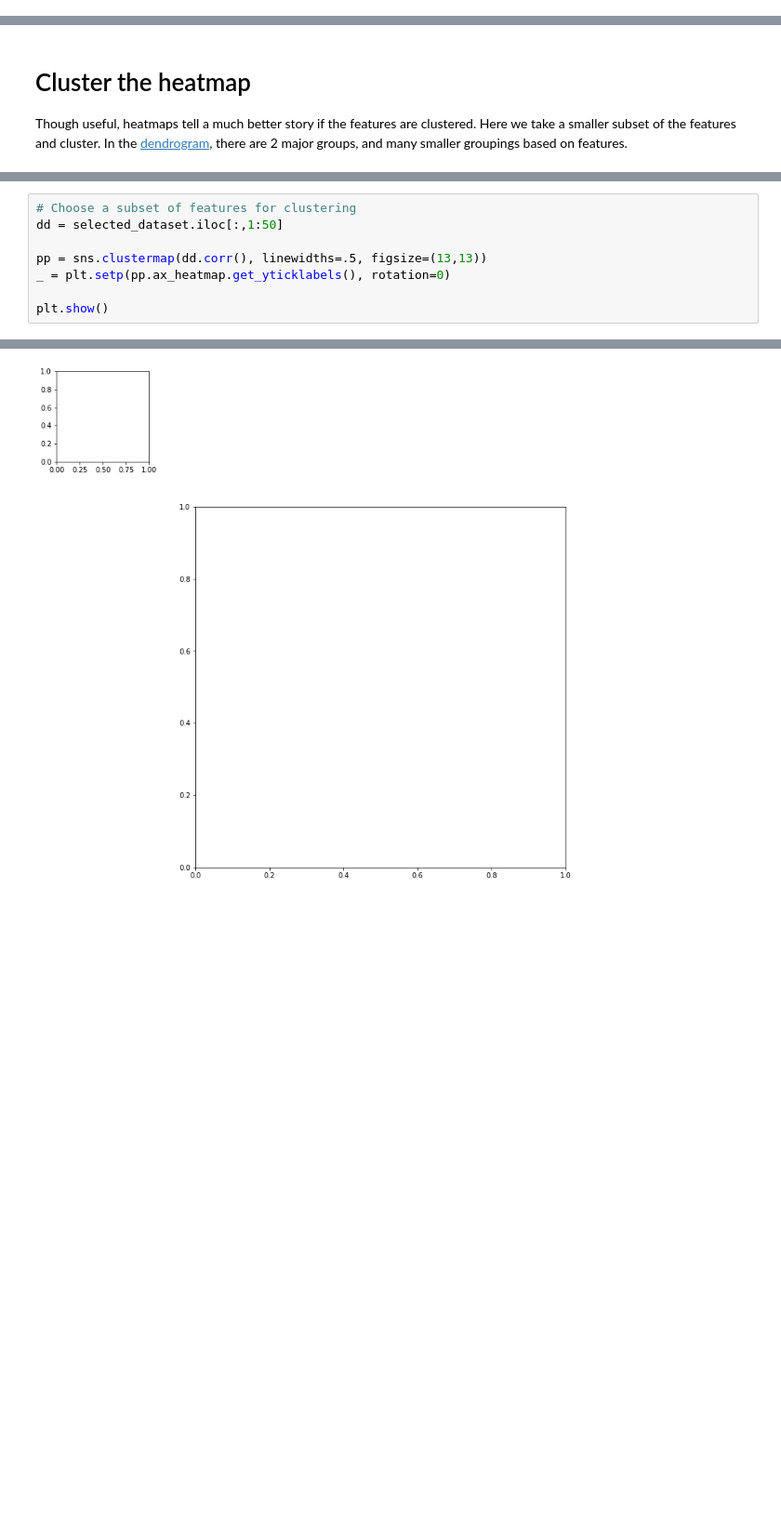
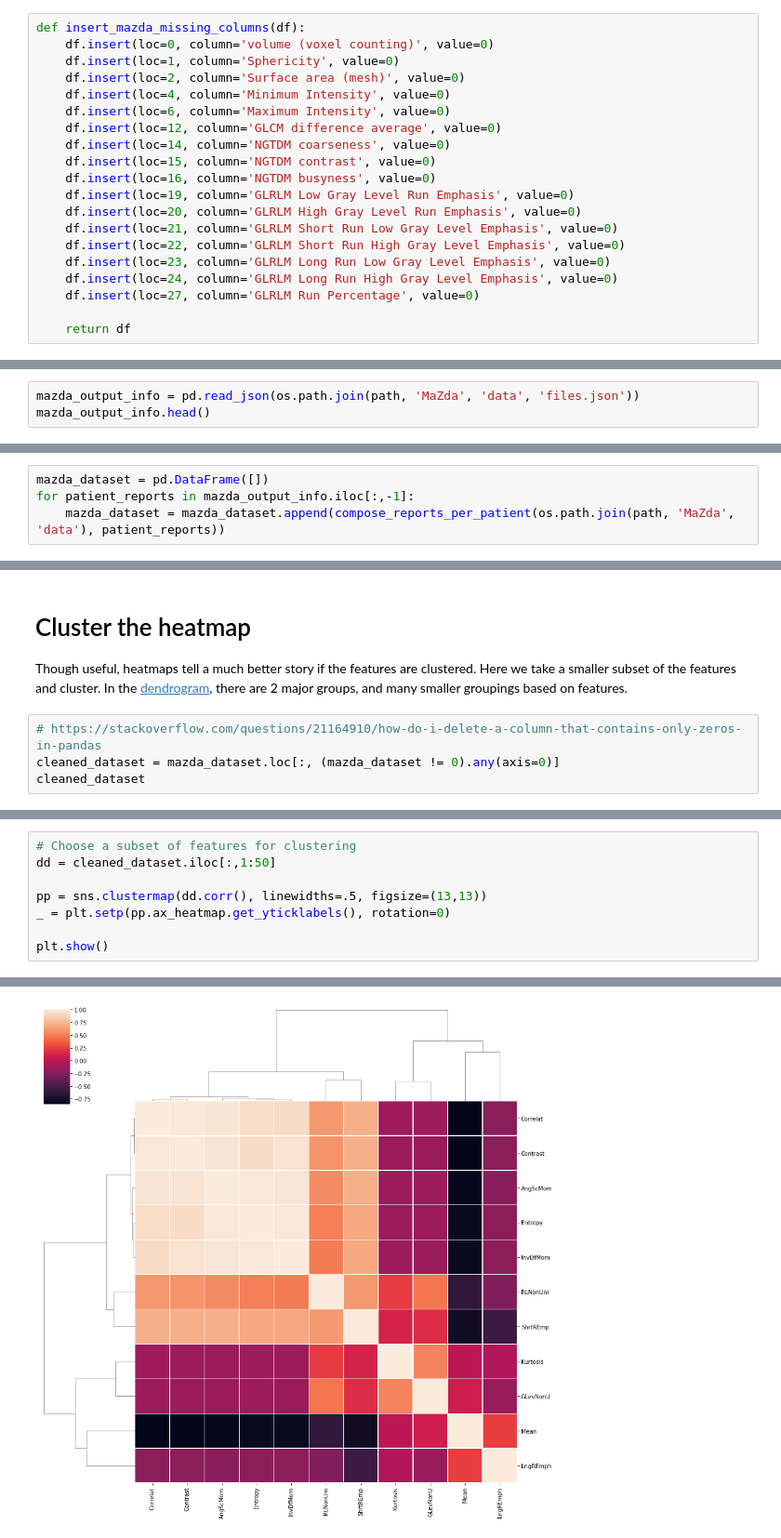
Before and after one commit to manos-mark/radiomics-features-extraction, a Jupyter notebook: MaZda/notebooks/feature visualization.ipynb, the cells around one changed output, grey strips where cells are left out. Shown at 93% size. Cells and saved outputs as stored; diff of their text form; blank space fills up the shorter version.

```diff
--- a/MaZda/notebooks/feature visualization.ipynb
+++ b/MaZda/notebooks/feature visualization.ipynb
@@ -229,0 +134,20 @@ NameError: name 'selected_dataset' is not defined
+# %%
+def insert_mazda_missing_columns(df):
+    df.insert(loc=0, column='volume (voxel counting)', value=0)
+    df.insert(loc=1, column='Sphericity', value=0)
+    df.insert(loc=2, column='Surface area (mesh)', value=0)
+    df.insert(loc=4, column='Minimum Intensity', value=0)
+    df.insert(loc=6, column='Maximum Intensity', value=0)
+    df.insert(loc=12, column='GLCM difference average', value=0)
+    df.insert(loc=14, column='NGTDM coarseness', value=0)
+    df.insert(loc=15, column='NGTDM contrast', value=0)
+    df.insert(loc=16, column='NGTDM busyness', value=0)
+    df.insert(loc=19, column='GLRLM Low Gray Level Run Emphasis', value=0)
+    df.insert(loc=20, column='GLRLM High Gray Level Run Emphasis', value=0)
+    df.insert(loc=21, column='GLRLM Short Run Low Gray Level Emphasis', value=0)
+    df.insert(loc=22, column='GLRLM Short Run High Gray Level Emphasis', value=0)
+    df.insert(loc=23, column='GLRLM Long Run Low Gray Level Emphasis', value=0)
+    df.insert(loc=24, column='GLRLM Long Run High Gray Level Emphasis', value=0)
+    df.insert(loc=27, column='GLRLM Run Percentage', value=0)
+
+    return df
@@ -229,0 +156,3 @@ NameError: name 'selected_dataset' is not defined
+# %%
+mazda_output_info = pd.read_json(os.path.join(path, 'MaZda', 'data', 'files.json'))
+mazda_output_info.head()
@@ -229,0 +202,4 @@ NameError: name 'selected_dataset' is not defined
+# %%
+mazda_dataset = pd.DataFrame([])
+for patient_reports in mazda_output_info.iloc[:,-1]:
+    mazda_dataset = mazda_dataset.append(compose_reports_per_patient(os.path.join(path, 'MaZda', 'data'), patient_reports))
@@ -231,3 +209,7 @@ NameError: name 'selected_dataset' is not defined
 # Cluster the heatmap
 
 Though useful, heatmaps tell a much better story if the features are clustered.  Here we take a smaller subset of the features and cluster.  In the [dendrogram](https://en.wikipedia.org/wiki/Dendrogram), there are 2 major groups, and many smaller groupings based on features.
+# %%
+# https://stackoverflow.com/questions/21164910/how-do-i-delete-a-column-that-contains-only-zeros-in-pandas
+cleaned_dataset = mazda_dataset.loc[:, (mazda_dataset != 0).any(axis=0)]
+cleaned_dataset
@@ -234,6 +230,6 @@ Though useful, heatmaps tell a much better story if the features are clustered.
 # %%
 # Choose a subset of features for clustering
-dd = selected_dataset.iloc[:,1:50]
+dd = cleaned_dataset.iloc[:,1:50]
 
 pp = sns.clustermap(dd.corr(), linewidths=.5, figsize=(13,13))
 _ = plt.setp(pp.ax_heatmap.get_yticklabels(), rotation=0)
@@ -244 +239 @@ ValueError: The number of observations cannot be determined on an empty distance
-[figure, old version]
+[figure, new version]
```
Also changed, not shown: parts of 28 cells of this notebook, 10 other files.
